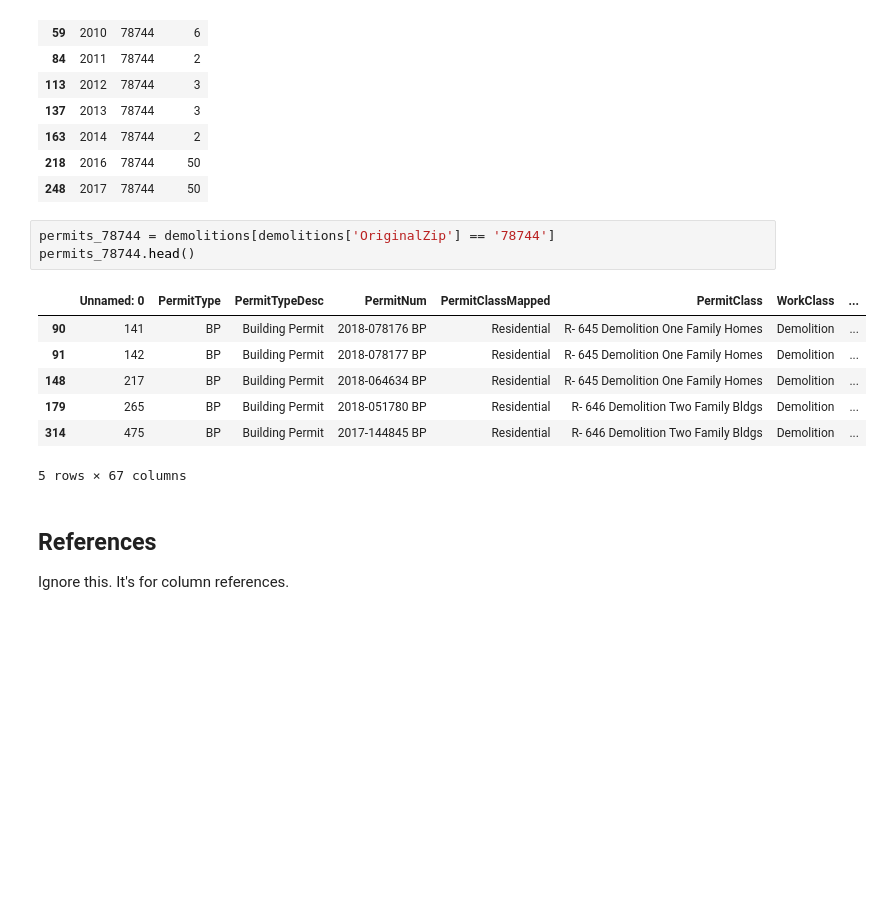
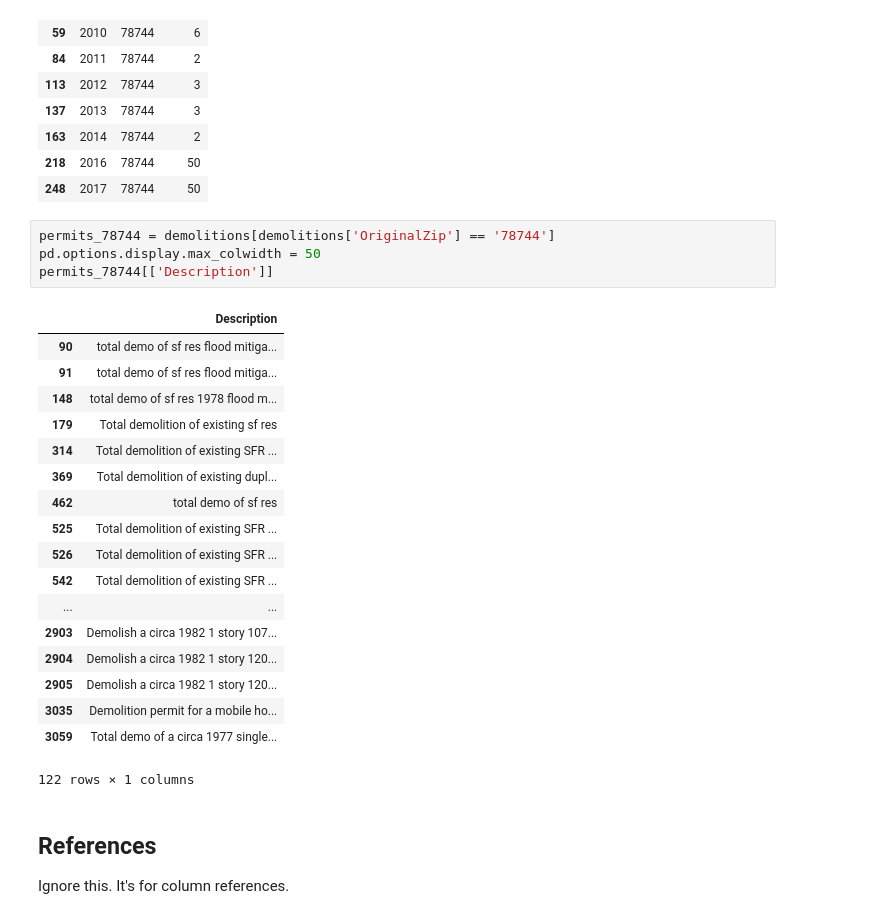
Before and after one commit to swkasica/demolitions, a Jupyter notebook: notebooks/02_Analysis_Full_demos.ipynb, the cells around one changed output. Saved outputs shown, nothing was run; the diff lists cells and outputs as text; blank space fills up the shorter version.

```diff
--- a/notebooks/02_Analysis_Full_demos.ipynb
+++ b/notebooks/02_Analysis_Full_demos.ipynb
@@ -204,15 +204,27 @@ zip_78744
 | 248 | 2017 | 78744 | 50 |
 # %%
 permits_78744 = demolitions[demolitions['OriginalZip'] == '78744']
-permits_78744.head()
+pd.options.display.max_colwidth = 50
+permits_78744[['Description']]
 # %% [output]
-|  | Unnamed: 0 | PermitType | PermitTypeDesc | PermitNum | PermitClassMapped | PermitClass | WorkClass | ... |
-| 90 | 141 | BP | Building Permit | 2018-078176 BP | Residential | R- 645 Demolition One Family Homes | Demolition | ... |
-| 91 | 142 | BP | Building Permit | 2018-078177 BP | Residential | R- 645 Demolition One Family Homes | Demolition | ... |
-| 148 | 217 | BP | Building Permit | 2018-064634 BP | Residential | R- 645 Demolition One Family Homes | Demolition | ... |
-| 179 | 265 | BP | Building Permit | 2018-051780 BP | Residential | R- 646 Demolition Two Family Bldgs | Demolition | ... |
-| 314 | 475 | BP | Building Permit | 2017-144845 BP | Residential | R- 646 Demolition Two Family Bldgs | Demolition | ... |
+|  | Description |
+| 90 | total demo of sf res flood mitiga... |
+| 91 | total demo of sf res flood mitiga... |
+| 148 | total demo of sf res 1978 flood m... |
+| 179 | Total demolition of existing sf res |
+| 314 | Total demolition of existing SFR ... |
+| 369 | Total demolition of existing dupl... |
+| 462 | total demo of sf res |
+| 525 | Total demolition of existing SFR ... |
+| 526 | Total demolition of existing SFR ... |
+| 542 | Total demolition of existing SFR ... |
+| ... | ... |
+| 2903 | Demolish a circa 1982 1 story 107... |
+| 2904 | Demolish a circa 1982 1 story 120... |
+| 2905 | Demolish a circa 1982 1 story 120... |
+| 3035 | Demolition permit for a mobile ho... |
+| 3059 | Total demo of a circa 1977 single... |
-5 rows × 67 columns
+122 rows × 1 columns
 # %% [markdown]
 ## References
 Ignore this. It's for column references.
```
